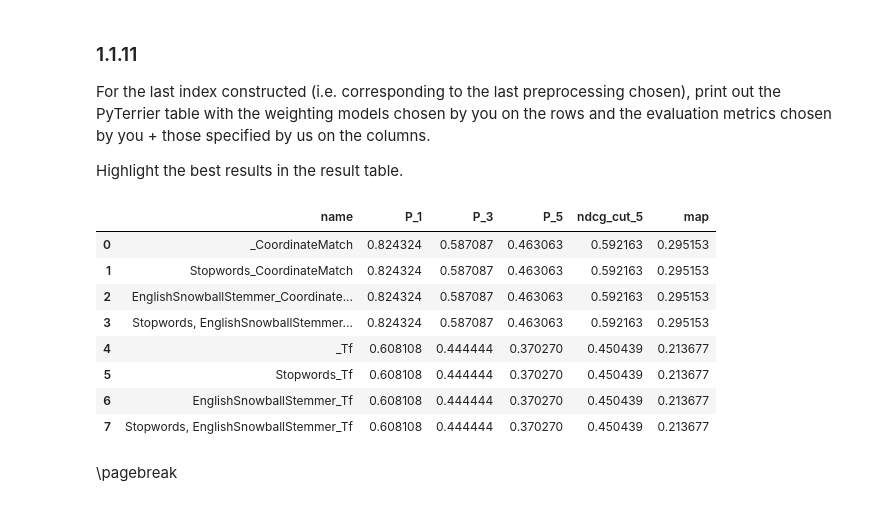
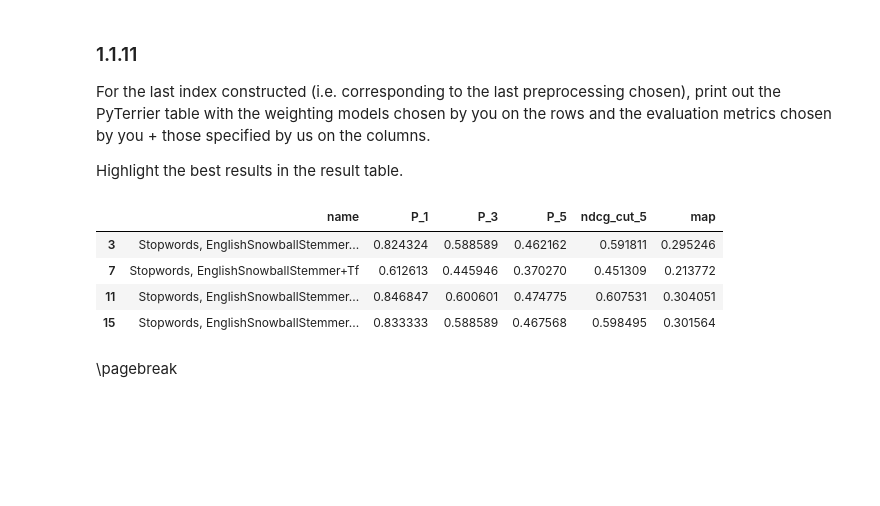
Before and after one commit to Ciambelle-Ciociare/ADM_Homework_1, a Jupyter notebook: DMT2023_HW1.ipynb, the cells around one changed output. Saved outputs shown, nothing was run; the diff lists cells and outputs as text; code cells hidden in the pictures; blank space fills up the shorter version.

```diff
--- a/DMT2023_HW1.ipynb
+++ b/DMT2023_HW1.ipynb
@@ -373,10 +379,11 @@ Print the first 5 rows.
 [comment]: <> (#SHOW_CELL#)
 # %%
 #YOUR CODE STARTS HERE#
-# [TODO] cambia direttamente nel codice sopra
-topics = topics.rename(columns={'qid': 'qid', 'Topic': 'query'})
-topics['qid'] = topics['qid'].apply(lambda x : str(x))
+
 topics.head(5)
+
+
+
 
 
 #YOUR CODE ENDS HERE#
@@ -396,24 +408,12 @@ Prepare the relevance scores for the queries.
 from pandas.io.pytables import suppress
 #from pandas.io.sas.sasreader import DataFrame
 #YOUR CODE STARTS HERE#
-# [TODO] change the name of the column rs into label
-data = pd.DataFrame(columns = ['qid','docno','rs'])
+data = pd.DataFrame(columns = ['qid','docno','label'])
 
 for i in set(topics.qid):
-  query = list(topics['Topic'][topics.qid == i])
+  query = list(topics['query'][topics.qid == i])
   for  j ,corpo in zip(book.docno,book.texts):
-     data.loc[len(data)] = {'qid': i , 'docno': j , 'rs': int(any([ x in corpo for x in query ]))}
-
-
-
-# [TODO] data['qid'] = data['qid'].apply(lambda x : str(x))
-
-
-
-
-
-
-
+     data.loc[len(data)] = {'qid': i , 'docno': j , 'label': int(any([ x in corpo for x in query ]))}
 
 
 
@@ -526,24 +528,17 @@ Choose several weighting models (at least 2, no more than 5).
 For each of them, for each of the indices created in last step, build a retrieval model.
 # %%
 #YOUR CODE STARTS HERE#
-weighting_models = ['CoordinateMatch' , 'Tf']
+weighting_models = ['CoordinateMatch' , 'Tf', 'TF_IDF','BM25']
 results = {}
+
+
 
 def apply_model(ind , score):
   return(pt.BatchRetrieve(ind, wmodel = score))
 
 for score in range(len(weighting_models)):
   for i in range(len(indeces)):
-    results[str(preprocessing[i]) + "_"+ str(weighting_models[score])] = apply_model(indeces[i],weighting_models[score])
-
-
-
-
-
-
-
-
-
+    results[str(preprocessing[i]) + "+"+ str(weighting_models[score])] = apply_model(indeces[i],weighting_models[score])
 
 
 
@@ -639,25 +616,21 @@ For the last index constructed (i.e. corresponding to the last preprocessing cho
 Highlight the best results in the result table.
 # %%
 #YOUR CODE STARTS HERE#
+res = res_exp_artur_data.data
 
+res[res['name'].str.contains('Stopwords, EnglishSnowballStemmer')]
 
-
-res_exp_artur_data
 
 
 
 #YOUR CODE ENDS HERE#
 #THIS IS LINE 10#
 # %% [output]
 |  | name | P_1 | P_3 | P_5 | ndcg_cut_5 | map |
-| 0 | _CoordinateMatch | 0.824324 | 0.587087 | 0.463063 | 0.592163 | 0.295153 |
-| 1 | Stopwords_CoordinateMatch | 0.824324 | 0.587087 | 0.463063 | 0.592163 | 0.295153 |
-| 2 | EnglishSnowballStemmer_Coordinate... | 0.824324 | 0.587087 | 0.463063 | 0.592163 | 0.295153 |
-| 3 | Stopwords, EnglishSnowballStemmer... | 0.824324 | 0.587087 | 0.463063 | 0.592163 | 0.295153 |
-| 4 | _Tf | 0.608108 | 0.444444 | 0.370270 | 0.450439 | 0.213677 |
-| 5 | Stopwords_Tf | 0.608108 | 0.444444 | 0.370270 | 0.450439 | 0.213677 |
-| 6 | EnglishSnowballStemmer_Tf | 0.608108 | 0.444444 | 0.370270 | 0.450439 | 0.213677 |
-| 7 | Stopwords, EnglishSnowballStemmer_Tf | 0.608108 | 0.444444 | 0.370270 | 0.450439 | 0.213677 |
+| 3 | Stopwords, EnglishSnowballStemmer... | 0.824324 | 0.588589 | 0.462162 | 0.591811 | 0.295246 |
+| 7 | Stopwords, EnglishSnowballStemmer+Tf | 0.612613 | 0.445946 | 0.370270 | 0.451309 | 0.213772 |
+| 11 | Stopwords, EnglishSnowballStemmer... | 0.846847 | 0.600601 | 0.474775 | 0.607531 | 0.304051 |
+| 15 | Stopwords, EnglishSnowballStemmer... | 0.833333 | 0.588589 | 0.467568 | 0.598495 | 0.301564 |
 # %% [markdown]
 <div style="page-break-after: always; visibility: hidden">
 \pagebreak
```
Also changed, not shown: parts of 11 cells of this notebook.
